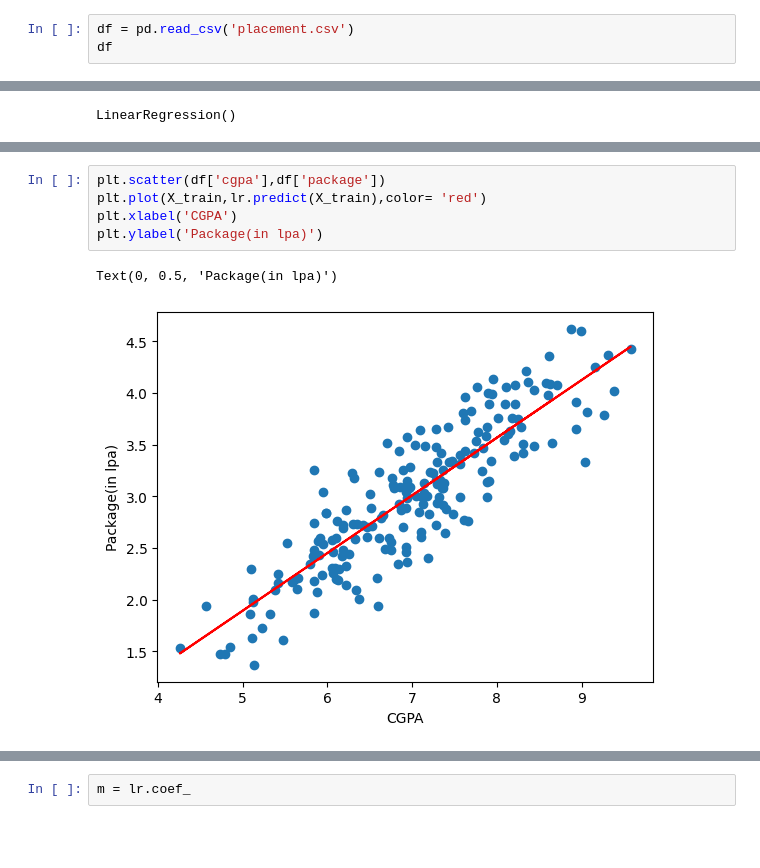
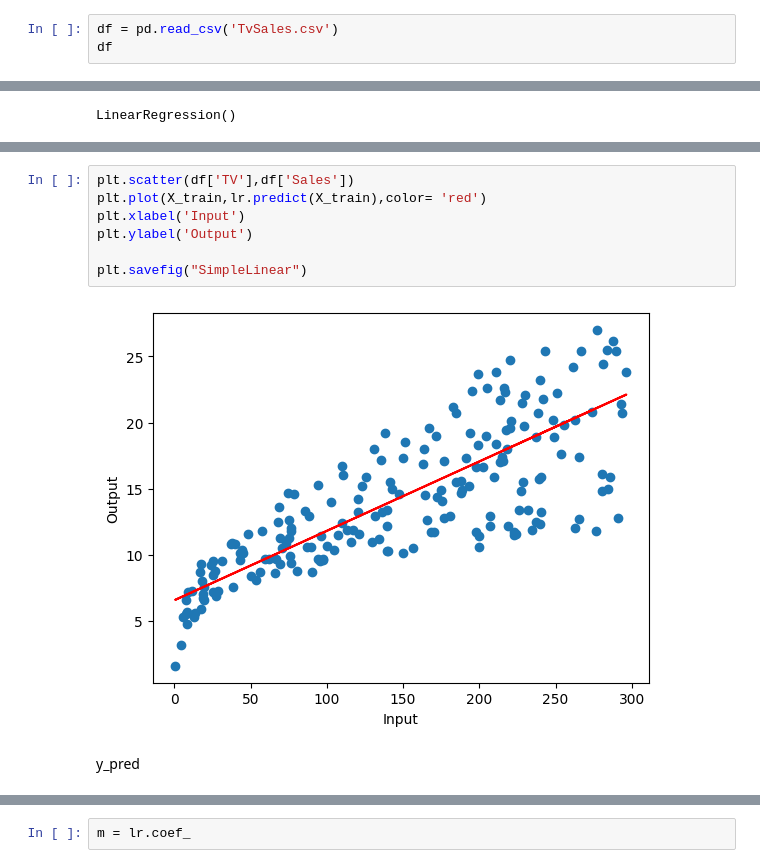
Before and after one commit to Harsimranjit2004/Machine-Learning, a Jupyter notebook: Simple_linear/simple_linear.ipynb, the cells around one changed output, grey strips where cells are left out. Saved outputs shown, nothing was run; the diff lists cells and outputs as text; blank space fills up the shorter version.

```diff
--- a/Simple_linear/simple_linear.ipynb
+++ b/Simple_linear/simple_linear.ipynb
@@ -5,4 +6,4 @@ import matplotlib.pyplot as plt
 # %%
-df = pd.read_csv('placement.csv')
+df = pd.read_csv('TvSales.csv')
 df
 # %% [output]
@@ -61,8 +99,11 @@ array([3.89111601])
 # %%
-plt.scatter(df['cgpa'],df['package'])
+plt.scatter(df['TV'],df['Sales'])
 plt.plot(X_train,lr.predict(X_train),color= 'red')
-plt.xlabel('CGPA')
-plt.ylabel('Package(in lpa)')
+plt.xlabel('Input')
+plt.ylabel('Output')
+
+plt.savefig("SimpleLinear")
 # %% [output]
-Text(0, 0.5, 'Package(in lpa)')
-[figure, old version]
+[figure, new version]
+# %% [markdown]
+y_pred
```
Also changed, not shown: parts of 15 cells of this notebook, 32 other files.
